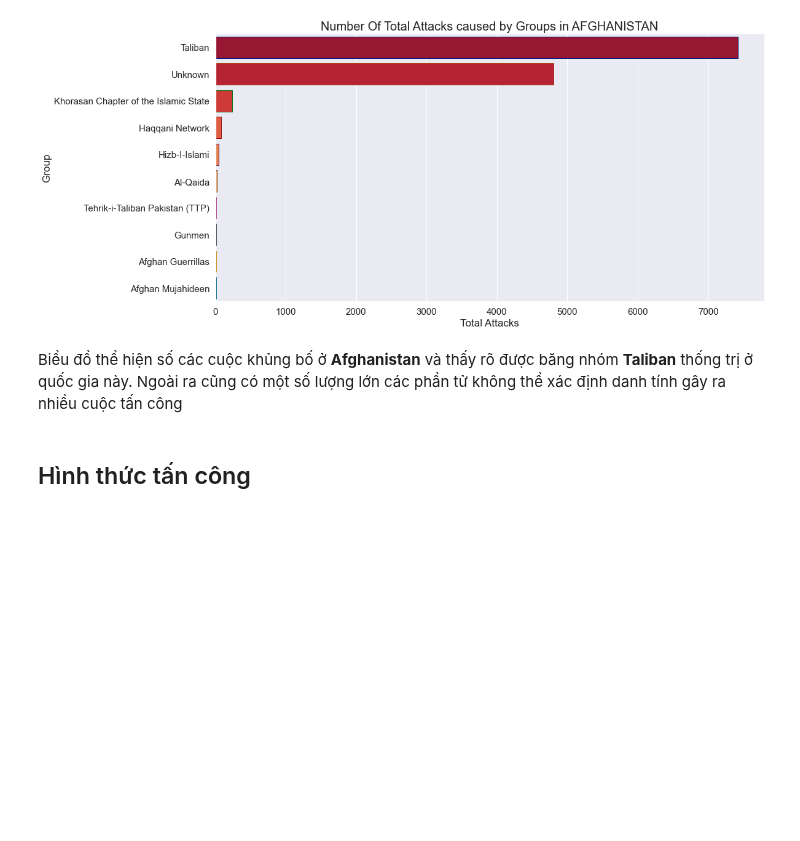
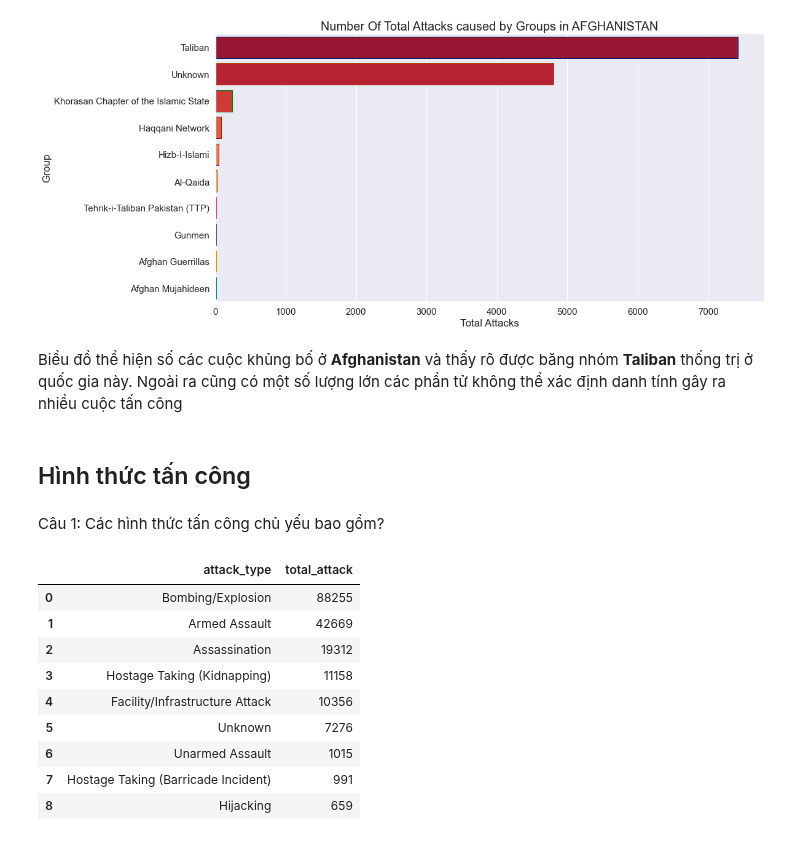
Before and after one commit to tuph-tech/LTKHDL-final, a Jupyter notebook: 1712861-PhanHuuTu.ipynb, the cells around one changed output. Cells and saved outputs as stored; diff of their text form; code cells hidden in the pictures; blank space fills up the shorter version.

```diff
--- a/1712861-PhanHuuTu.ipynb
+++ b/1712861-PhanHuuTu.ipynb
@@ -509,3 +509,21 @@ plt.show()
 Biểu đồ thể hiện số các cuộc khủng bố ở **Afghanistan** và thấy rõ được băng nhóm **Taliban** thống trị ở quốc gia này. Ngoài ra cũng có một số lượng lớn các phần tử không thể xác định danh tính gây ra nhiều cuộc tấn công
 # %% [markdown]
 ## Hình thức tấn công
+# %% [markdown]
+Câu 1: Các hình thức tấn công chủ yếu bao gồm?
+# %%
+#dữ liệu các hình thức khủng bố
+attack_type = df['attack_type'].value_counts().reset_index()
+attack_type.columns = ['attack_type', 'total_attack']
+attack_type
+# %% [output]
+|  | attack_type | total_attack |
+| 0 | Bombing/Explosion | 88255 |
+| 1 | Armed Assault | 42669 |
+| 2 | Assassination | 19312 |
+| 3 | Hostage Taking (Kidnapping) | 11158 |
+| 4 | Facility/Infrastructure Attack | 10356 |
+| 5 | Unknown | 7276 |
+| 6 | Unarmed Assault | 1015 |
+| 7 | Hostage Taking (Barricade Incident) | 991 |
+| 8 | Hijacking | 659 |
```
Also changed, not shown: parts of 6 cells of this notebook.
